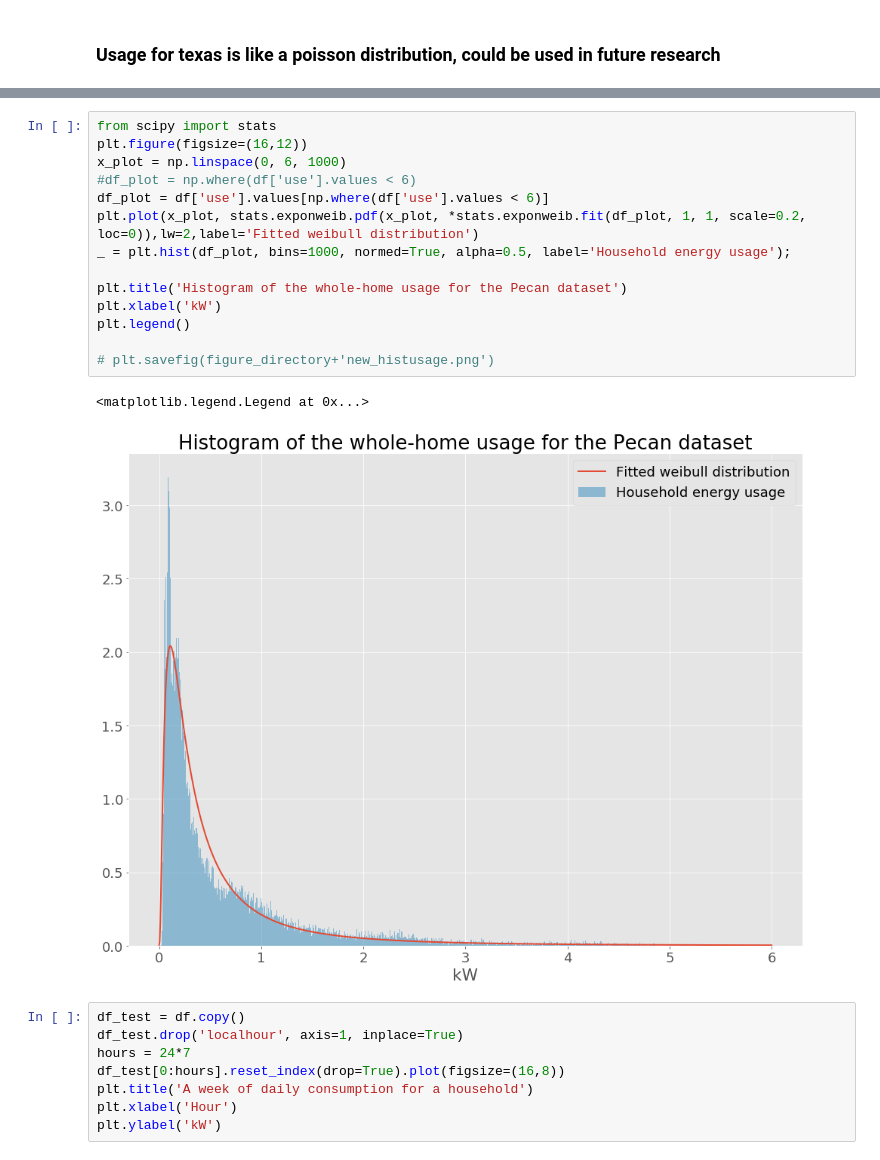
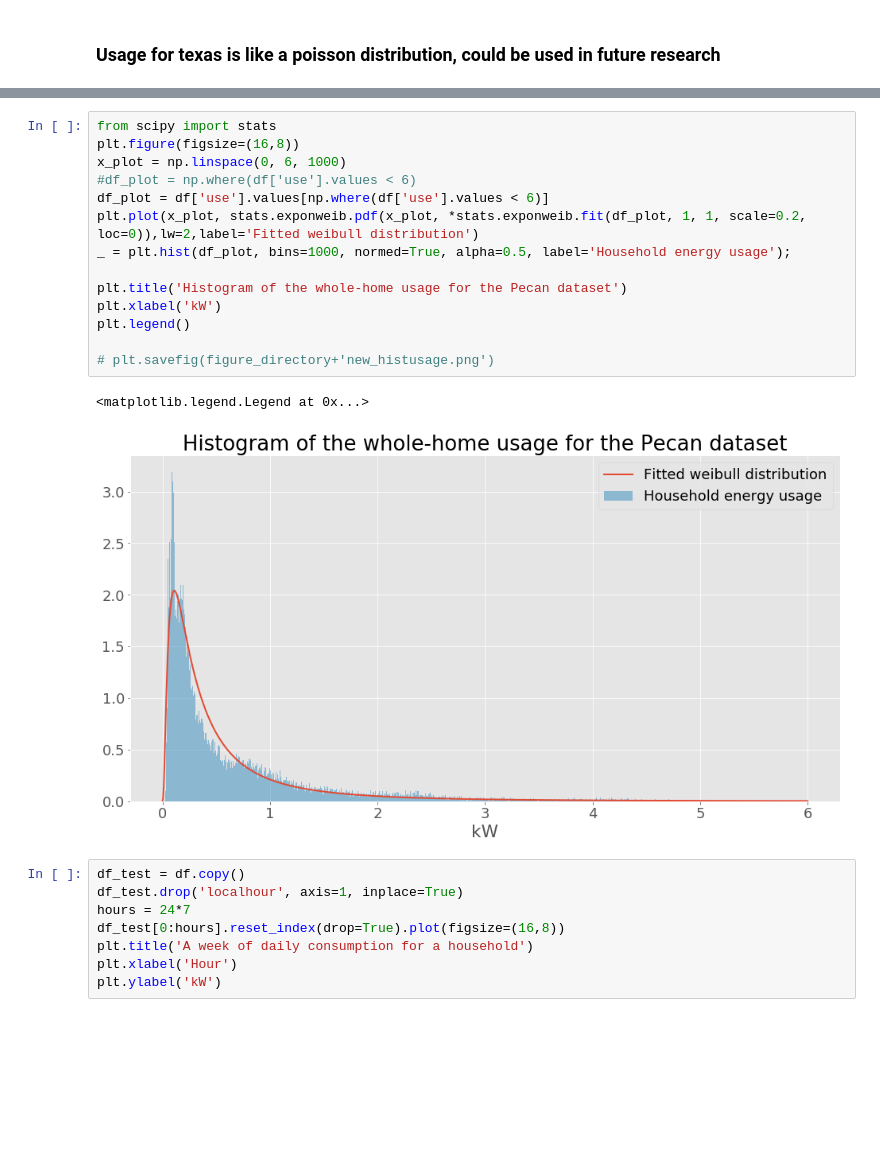
Before and after one commit to bondxue/Discriminative-Sparse-Coding-for-Energy-Disaggregation, a Jupyter notebook: dataprocess.ipynb, the cells around one changed output, grey strips where cells are left out. Saved outputs shown, nothing was run; the diff lists cells and outputs as text; blank space fills up the shorter version.

```diff
--- a/dataprocess.ipynb
+++ b/dataprocess.ipynb
@@ -235,20 +258,20 @@ plt.legend()
 # %%
 from scipy import stats
-plt.figure(figsize=(16,12))
+plt.figure(figsize=(16,8))
 x_plot = np.linspace(0, 6, 1000)
 #df_plot = np.where(df['use'].values < 6)
 df_plot = df['use'].values[np.where(df['use'].values < 6)]
 plt.plot(x_plot, stats.exponweib.pdf(x_plot, *stats.exponweib.fit(df_plot, 1, 1, scale=0.2, loc=0)),lw=2,label='Fitted weibull distribution')
 _ = plt.hist(df_plot, bins=1000, normed=True, alpha=0.5, label='Household energy usage');
 
 plt.title('Histogram of the whole-home usage for the Pecan dataset')
 plt.xlabel('kW')
 plt.legend()
 
 # plt.savefig(figure_directory+'new_histusage.png')
 # %% [output]
 <matplotlib.legend.Legend at 0x...>
-[figure, old version]
+[figure, new version]
 # %%
 df_test = df.copy()
 df_test.drop('localhour', axis=1, inplace=True)
```
Also changed, not shown: parts of 16 cells of this notebook.
